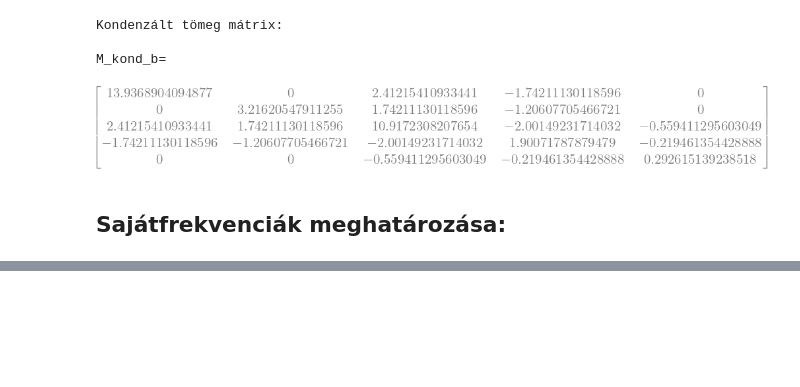
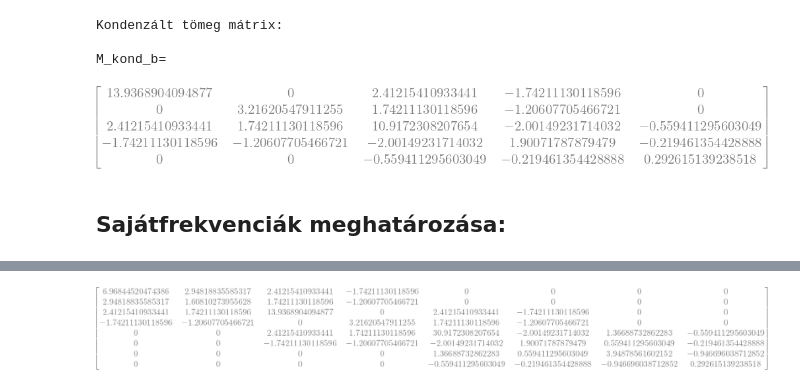
Before and after one commit to near731/VEM_HF2_Python, a Jupyter notebook: vem_hf2.ipynb, the cells around one changed output, grey strips where cells are left out. Cells and saved outputs as stored; diff of their text form; code cells hidden in the pictures; blank space fills up the shorter version.

Commit message:
5x5 solver not working

```diff
--- a/vem_hf2.ipynb
+++ b/vem_hf2.ipynb
@@ -535,0 +552,91 @@ KeyboardInterrupt:
+# %%
+#4.feladat
+
+print("4.feladat:")
+
+#Rudak hosszai
+
+L_1_c=L_1_b
+L_2_c=L_2_b
+L_3_c=L_3_b
+
+#Merevségi mátrixok
+
+K_glob_c=K_glob_b
+
+#Tömeg mátrixok
+
+print("\nGlobális tömeg mátrix:")
+
+M_k=sp.Matrix([[0,0,0,0,0,0,0,0],
+               [0,0,0,0,0,0,0,0],
+               [0,0,0,0,0,0,0,0],
+               [0,0,0,0,0,0,0,0],
+               [0,0,0,0,m_0,0,0,0],
+               [0,0,0,0,0,0,0,0],
+               [0,0,0,0,0,0,0,0],
+               [0,0,0,0,0,0,0,0]])
+
+M_c=M_b+M_k
+
+print("\nM_c=")
+display(M_c)
+
+#Mennyiségek kondenzálása
+
+freeDoF_c=freeDoF_b
+
+#Kondenzált merevségi mátrix
+
+K_kond_c=K_kond_b
+
+#Kondenzált tömeg mátrix
+
+print("\nKondenzált tömeg mátrix:")
+
+M_kond_c=SubMatrix(M_c,freeDoF_c)
+
+print("\nM_kond_c=")
+display(M_kond_c)
+
+#Sajátkörfrekvenciák meghatározása:
+
+print("Sajátkörfrekvenciák meghatározása:")
+
+#Sajátkörfrekvenciák
+
+def alpha(K_i,M_i):
+    alpha_eq=sp.det(K_i-α**2*M_i)
+    display(K_i-α**2*M_i)
+    display(alpha_eq)
+    alphas=sp.solve(alpha_eq,α**2)
+    α_vec = sp.Matrix([[sp.re(α)**0.5 for α in alphas]])
+    return α_vec
+
+
+print("\nSajátkörfrekvenciák értékei:")
+
+α_c=alpha(K_kond_c,M_kond_c)
+
+α_1_c=α_c[0]
+print("\nα_1_c=",α_1_c,"[rad/s]")
+
+α_2_c=α_c[1]
+print("α_2_c=",α_2_c,"[rad/s]")
+
+α_3_c=α_c[2]
+print("α_3_c=",α_3_c,"[rad/s]")
+
+#Sajátfrekvenciák
+
+print("\nSajátfrekvenciák értékei:")
+
+f_1_c=freq(α_1_c)
+print("\nf_1_b=",f_1_c,"[Hz]")
+
+f_2_c=freq(α_2_c)
+print("f_2_c=",f_2_c,"[Hz]")
+
+f_3_c=freq(α_3_c)
+print("f_3_c=",f_3_c,"[Hz]")
+# %% [output]
@@ -535,0 +648 @@ KeyboardInterrupt:
+[figure, added]
```
Also changed, not shown: parts of 6 cells of this notebook.
